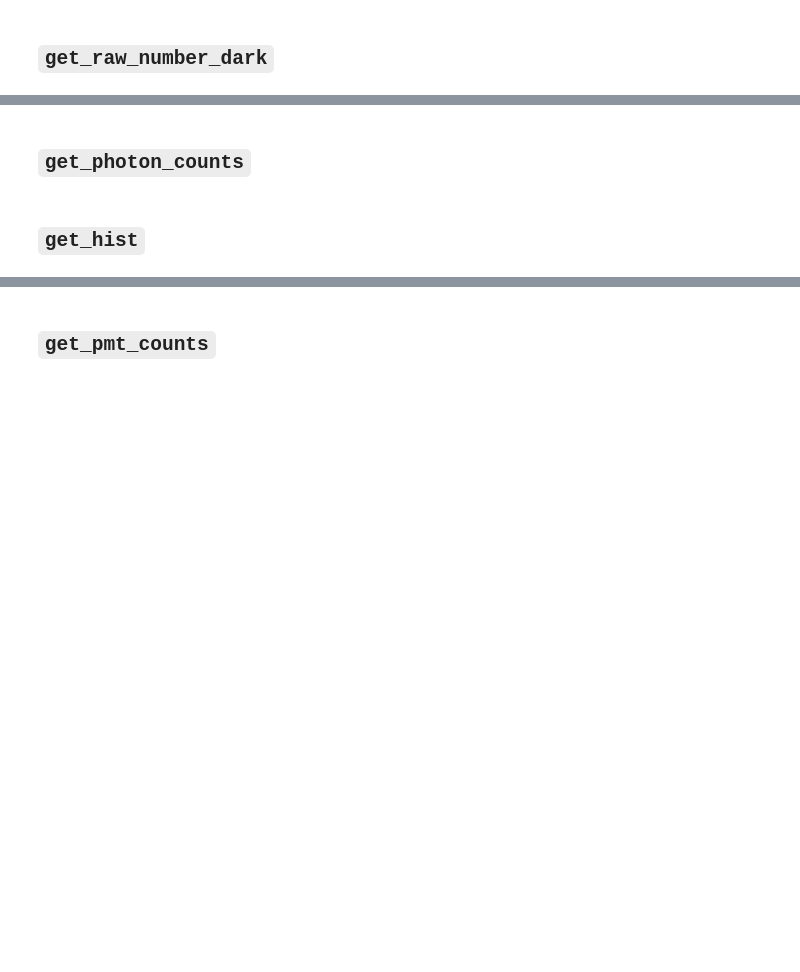
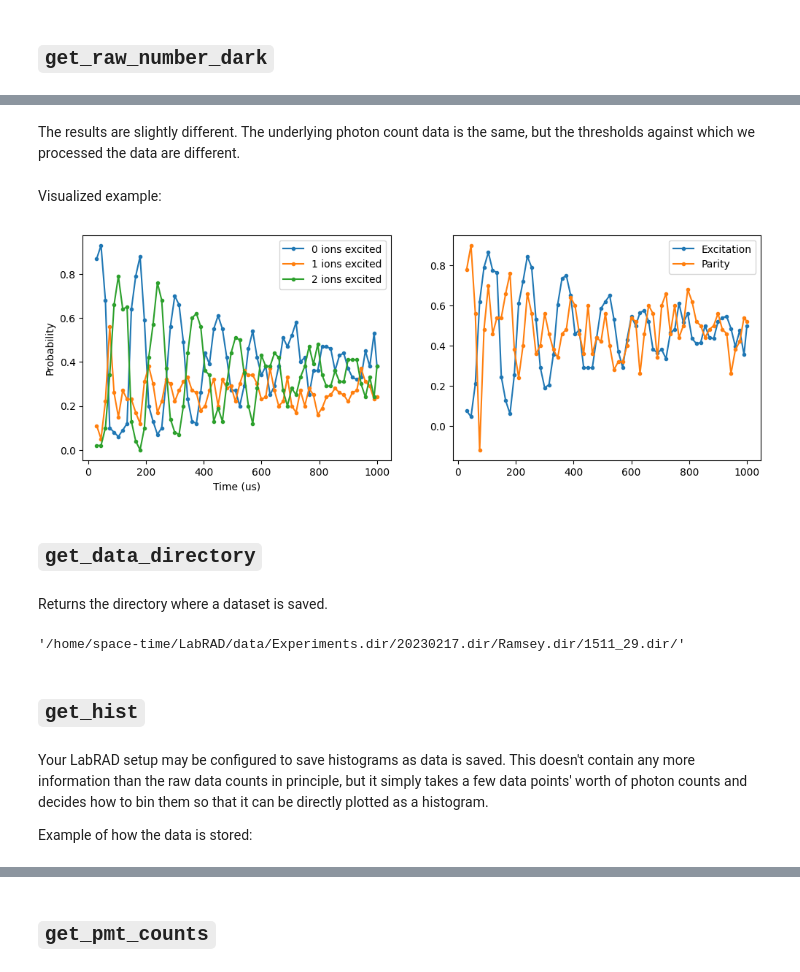
Before and after one commit to HaeffnerLab/Data-Analysis-Tools, a Jupyter notebook: examples/tutorial1_importing_labrad_data.ipynb, the cells around one changed output, grey strips where cells are left out. Saved outputs shown, nothing was run; the diff lists cells and outputs as text; code cells hidden in the pictures; blank space fills up the shorter version.

```diff
--- a/examples/tutorial1_importing_labrad_data.ipynb
+++ b/examples/tutorial1_importing_labrad_data.ipynb
@@ -248,4 +379,41 @@ plt.show()
+# %% [markdown]
+The results are slightly different. The underlying photon count data is the same, but the thresholds against which we processed the data are different.
+# %% [markdown]
+Visualized example:
+# %%
+(x, y) = ldt.get_raw_number_dark('20230217', '1511_29')
+# %%
+(fig, ax) = plt.subplots(1, 2, figsize=(12, 4))
+
+N_ions = 2
+
+for i in range(N_ions+1):
+    y_i = y[:, i]
+    ax[0].plot(x, y_i, '.-', label='{} ions excited'.format(i))
+ax[0].set_xlabel('Time (us)')
+ax[0].set_ylabel('Probability')
+ax[0].legend()
+
+excitation = 0.5*y[:, 1] + y[:, 2]
+parity = y[:, 0] + y[:, 2] - y[:, 1]
+ax[1].plot(x, excitation, '.-', label='Excitation')
+ax[1].plot(x, parity, '.-', label='Parity')
+ax[1].legend()
+
+plt.show()
+# %% [output]
+[figure, added]
 # %% [markdown]
-## `get_photon_counts`
+## `get_data_directory`
+# %% [markdown]
+Returns the directory where a dataset is saved.
+# %%
+ldt.get_data_directory('20230217', '1511_29')
+# %% [output]
+'/home/space-time/LabRAD/data/Experiments.dir/20230217.dir/Ramsey.dir/1511_29.dir/'
 # %% [markdown]
 ## `get_hist`
+# %% [markdown]
+Your LabRAD setup may be configured to save histograms as data is saved. This doesn't contain any more information than the raw data counts in principle, but it simply takes a few data points' worth of photon counts and decides how to bin them so that it can be directly plotted as a histogram.
+
+Example of how the data is stored:
```
Also changed, not shown: parts of 30 cells of this notebook.
